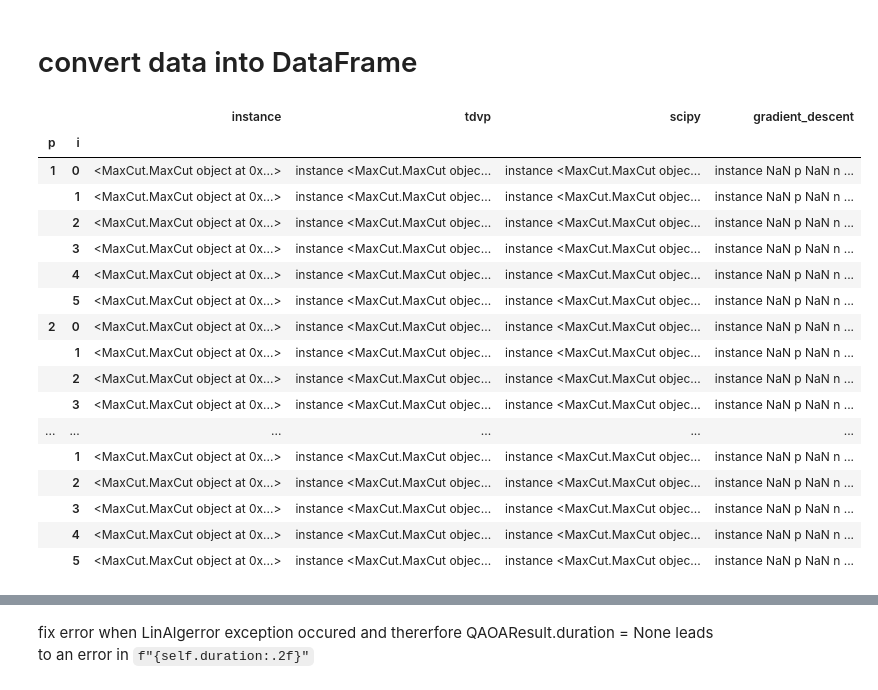
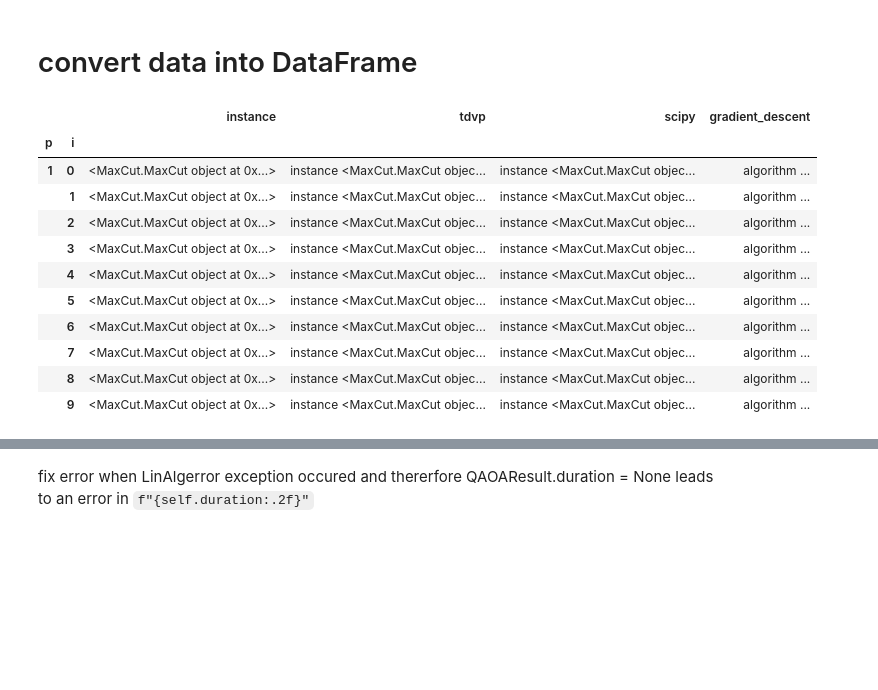
Before and after one commit to LeonhardRichter/TDVP_and_QAOA, a Jupyter notebook: data_processing.ipynb, the cells around one changed output, grey strips where cells are left out. Cells and saved outputs as stored; diff of their text form; code cells hidden in the pictures; blank space fills up the shorter version.

```diff
--- a/data_processing.ipynb
+++ b/data_processing.ipynb
@@ -21,0 +24,3 @@ swifter;MaxCut;get_all_connected; get_connected_rn_graph; get_rn_qubo; select_if
+# %%
+with open('./results/n3_results_p3_grad.p','rb') as f:
+    df = pickle.load(f)
@@ -22,26 +62,20 @@ swifter;MaxCut;get_all_connected; get_connected_rn_graph; get_rn_qubo; select_if
 # %% [markdown]
 # convert data into DataFrame
 # %%
-with open('.//results/n4_results_itered.p', 'rb') as file:
+with open('./results/n5_data.p', 'rb') as file:
     df = pickle.load(file)
 
-df
+df.head(10)
 # %% [output]
 |  |  | instance | tdvp | scipy | gradient_descent |
 | p | i |  |  |  |  |
-| 1 | 0 | <MaxCut.MaxCut object at 0x...> | instance <MaxCut.MaxCut objec... | instance <MaxCut.MaxCut objec... | instance NaN p NaN n ... |
-|  | 1 | <MaxCut.MaxCut object at 0x...> | instance <MaxCut.MaxCut objec... | instance <MaxCut.MaxCut objec... | instance NaN p NaN n ... |
-|  | 2 | <MaxCut.MaxCut object at 0x...> | instance <MaxCut.MaxCut objec... | instance <MaxCut.MaxCut objec... | instance NaN p NaN n ... |
-|  | 3 | <MaxCut.MaxCut object at 0x...> | instance <MaxCut.MaxCut objec... | instance <MaxCut.MaxCut objec... | instance NaN p NaN n ... |
-|  | 4 | <MaxCut.MaxCut object at 0x...> | instance <MaxCut.MaxCut objec... | instance <MaxCut.MaxCut objec... | instance NaN p NaN n ... |
-|  | 5 | <MaxCut.MaxCut object at 0x...> | instance <MaxCut.MaxCut objec... | instance <MaxCut.MaxCut objec... | instance NaN p NaN n ... |
-| 2 | 0 | <MaxCut.MaxCut object at 0x...> | instance <MaxCut.MaxCut objec... | instance <MaxCut.MaxCut objec... | instance NaN p NaN n ... |
-|  | 1 | <MaxCut.MaxCut object at 0x...> | instance <MaxCut.MaxCut objec... | instance <MaxCut.MaxCut objec... | instance NaN p NaN n ... |
-|  | 2 | <MaxCut.MaxCut object at 0x...> | instance <MaxCut.MaxCut objec... | instance <MaxCut.MaxCut objec... | instance NaN p NaN n ... |
-|  | 3 | <MaxCut.MaxCut object at 0x...> | instance <MaxCut.MaxCut objec... | instance <MaxCut.MaxCut objec... | instance NaN p NaN n ... |
-| ... | ... | ... | ... | ... | ... |
-|  | 1 | <MaxCut.MaxCut object at 0x...> | instance <MaxCut.MaxCut objec... | instance <MaxCut.MaxCut objec... | instance NaN p NaN n ... |
-|  | 2 | <MaxCut.MaxCut object at 0x...> | instance <MaxCut.MaxCut objec... | instance <MaxCut.MaxCut objec... | instance NaN p NaN n ... |
-|  | 3 | <MaxCut.MaxCut object at 0x...> | instance <MaxCut.MaxCut objec... | instance <MaxCut.MaxCut objec... | instance NaN p NaN n ... |
-|  | 4 | <MaxCut.MaxCut object at 0x...> | instance <MaxCut.MaxCut objec... | instance <MaxCut.MaxCut objec... | instance NaN p NaN n ... |
-|  | 5 | <MaxCut.MaxCut object at 0x...> | instance <MaxCut.MaxCut objec... | instance <MaxCut.MaxCut objec... | instance NaN p NaN n ... |
+| 1 | 0 | <MaxCut.MaxCut object at 0x...> | instance <MaxCut.MaxCut objec... | instance <MaxCut.MaxCut objec... | algorithm ... |
+|  | 1 | <MaxCut.MaxCut object at 0x...> | instance <MaxCut.MaxCut objec... | instance <MaxCut.MaxCut objec... | algorithm ... |
+|  | 2 | <MaxCut.MaxCut object at 0x...> | instance <MaxCut.MaxCut objec... | instance <MaxCut.MaxCut objec... | algorithm ... |
+|  | 3 | <MaxCut.MaxCut object at 0x...> | instance <MaxCut.MaxCut objec... | instance <MaxCut.MaxCut objec... | algorithm ... |
+|  | 4 | <MaxCut.MaxCut object at 0x...> | instance <MaxCut.MaxCut objec... | instance <MaxCut.MaxCut objec... | algorithm ... |
+|  | 5 | <MaxCut.MaxCut object at 0x...> | instance <MaxCut.MaxCut objec... | instance <MaxCut.MaxCut objec... | algorithm ... |
+|  | 6 | <MaxCut.MaxCut object at 0x...> | instance <MaxCut.MaxCut objec... | instance <MaxCut.MaxCut objec... | algorithm ... |
+|  | 7 | <MaxCut.MaxCut object at 0x...> | instance <MaxCut.MaxCut objec... | instance <MaxCut.MaxCut objec... | algorithm ... |
+|  | 8 | <MaxCut.MaxCut object at 0x...> | instance <MaxCut.MaxCut objec... | instance <MaxCut.MaxCut objec... | algorithm ... |
+|  | 9 | <MaxCut.MaxCut object at 0x...> | instance <MaxCut.MaxCut objec... | instance <MaxCut.MaxCut objec... | algorithm ... |
```
Also changed, not shown: parts of 34 cells of this notebook, 6 other files.
